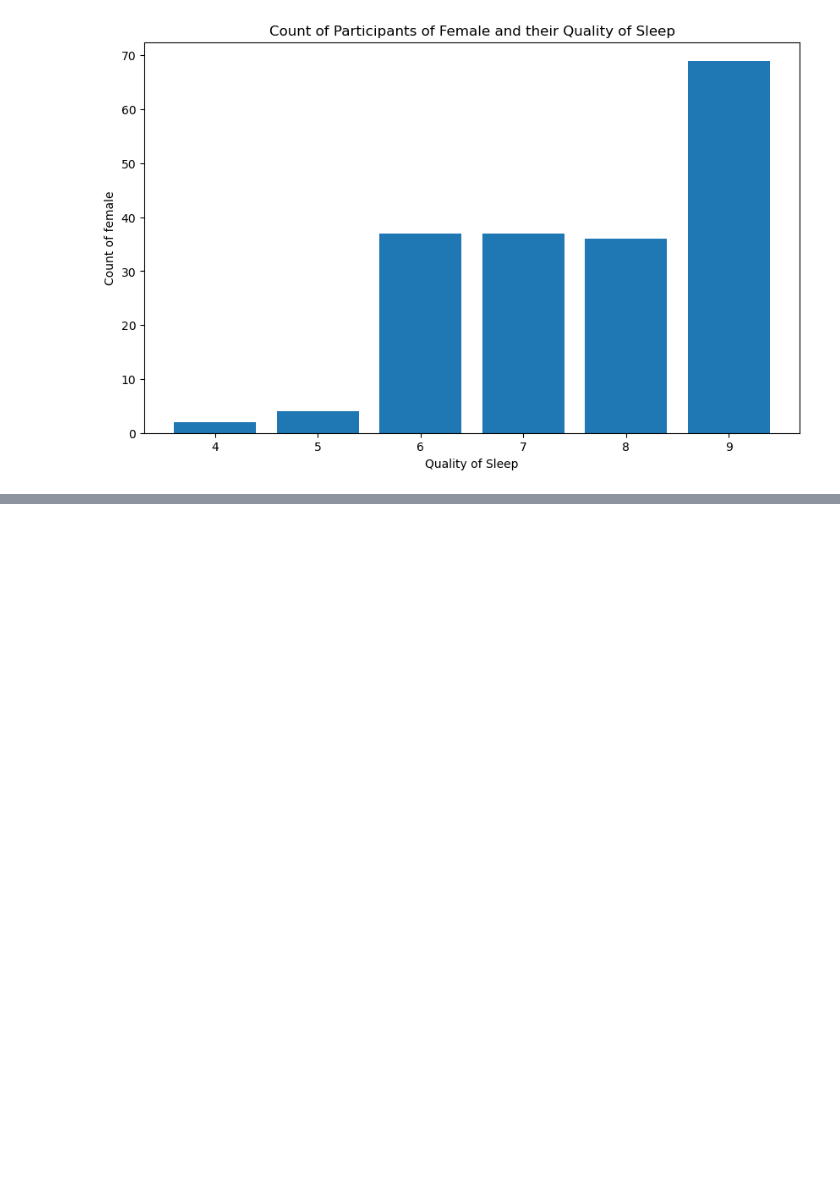
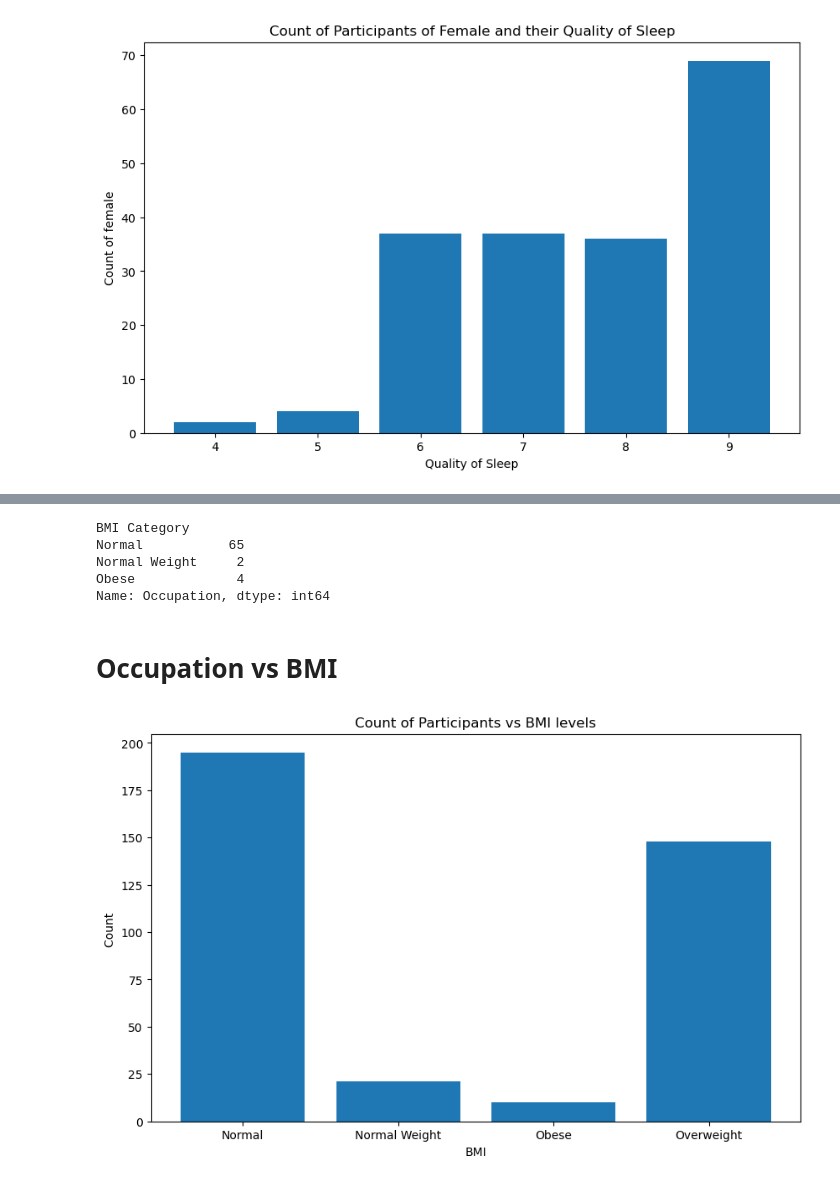
Before and after one commit to EverC0/DataProj, a Jupyter notebook: data_practice.ipynb, the cells around one changed output, grey strips where cells are left out. Cells and saved outputs as stored; diff of their text form; code cells hidden in the pictures; blank space fills up the shorter version.

```diff
--- a/data_practice.ipynb
+++ b/data_practice.ipynb
@@ -234,0 +294,27 @@ plt.show()
+# %%
+occupation_counts = df[df["Occupation"] == "Doctor"].groupby("BMI Category")["Occupation"].count()
+occupation_counts
+# %% [output]
+BMI Category
+Normal           65
+Normal Weight     2
+Obese             4
+Name: Occupation, dtype: int64
+# %% [markdown]
+# Occupation vs BMI
+# %%
+occupation_counts = df.groupby("BMI Category")["Occupation"].count()
+
+# Convert to DataFrame
+occupation_counts = occupation_counts.reset_index(name="Count")
+
+# Plot using Matplotlib
+plt.figure(figsize=(10, 6))
+plt.bar(occupation_counts["BMI Category"], occupation_counts["Count"])
+plt.xlabel("BMI")
+plt.ylabel("Count ")
+plt.title("Count of Participants vs BMI levels")
+plt.xticks(rotation=0)  # Rotate x-axis labels for better readability
+plt.show()
+# %% [output]
+[figure, added]
```
Also changed, not shown: parts of 25 cells of this notebook, 1 other file.
